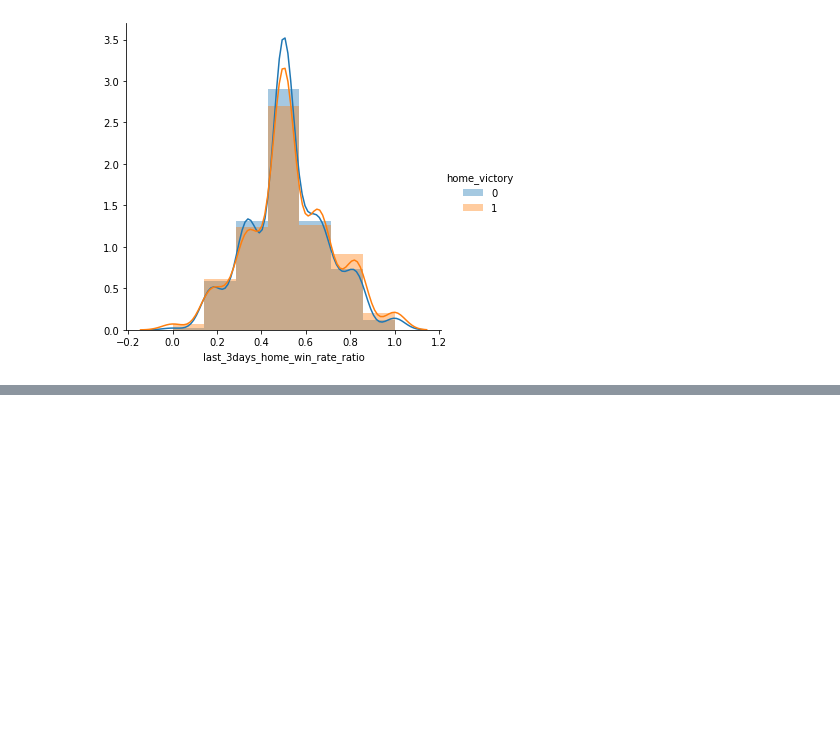
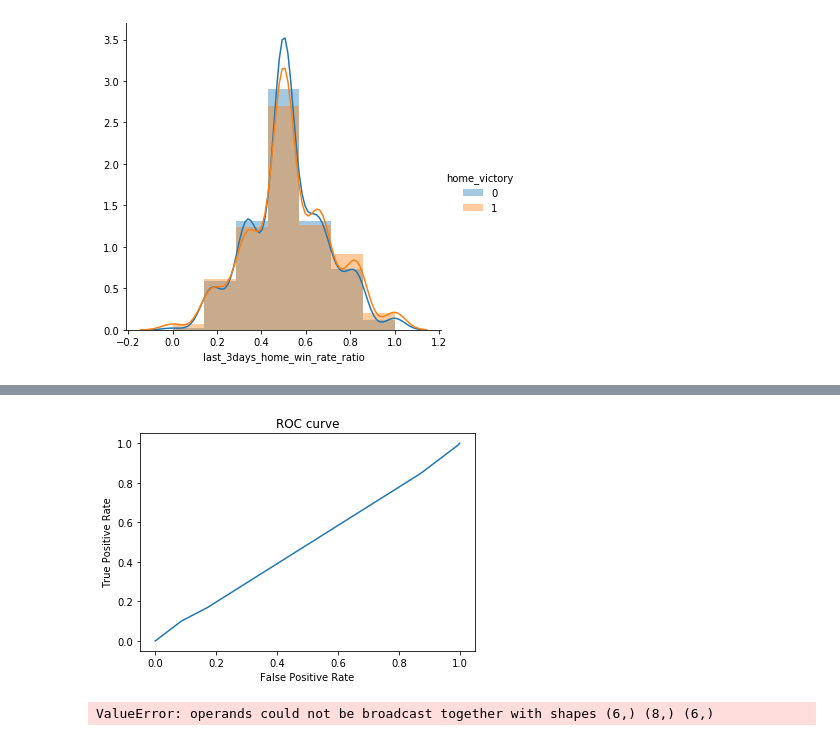
Before and after one commit to tubotu/baseball_predict, a Jupyter notebook: Untitled.ipynb, the cells around one changed output, grey strips where cells are left out. Cells and saved outputs as stored; diff of their text form; code cells hidden in the pictures; blank space fills up the shorter version.

```diff
--- a/Untitled.ipynb
+++ b/Untitled.ipynb
@@ -548,0 +572,3 @@ home_win_rate_Fg4 = home_win_rate_Fg4.map(sns.distplot, "last_3days_home_win_rat
+# %%
+game_result_train = game_result[['home_victory','last_week_home_win_rate_ratio', 'last_time_home_win_rate_ratio', 'last_3days_home_win_rate_ratio', 'last_year_home_st_APP', 'last_year_home_st_IP_ave', 'last_year_home_st_ERA', 'last_3_week_home_st_APP', 'last_3_week_home_st_ERA', 'last_3_week_home_st_IP_ave', 'last_week_home_runs', 'last_week_home_runs_allowed']].copy()
+print(game_result_train)
@@ -548,0 +615,68 @@ home_win_rate_Fg4 = home_win_rate_Fg4.map(sns.distplot, "last_3days_home_win_rat
+# %%
+from sklearn import tree
+from sklearn.model_selection import StratifiedKFold
+from sklearn import metrics
+from sklearn.metrics import accuracy_score
+from matplotlib import pyplot as plt
+K = 5
+kf =  StratifiedKFold(n_splits=K, shuffle=True, random_state=114)
+
+score_train_tmp = 0
+score_test_tmp = 0
+score_test_tmp2 = 0
+fpr_tmp = 0
+tpr_tmp = 0
+X = game_result_train.drop(columns='home_victory')
+y = game_result_train['home_victory']
+clf = tree.DecisionTreeClassifier(random_state=114 ,max_depth=3, criterion="gini",min_samples_split= 1e-3,max_features=1,min_impurity_decrease=1e-4,)
+for train_index, test_index in kf.split(X,y):
+    X_train, X_test = X.iloc[train_index], X.iloc[test_index]
+    y_train, y_test = y.iloc[train_index], y.iloc[test_index]
+
+    # 構築データでモデル構築
+    clf.fit(X_train, y_train)
+
+    # 構築データの予測値
+    pred_train = clf.predict(X_train)
+
+    # 構築データのaccuracy
+    auccuracy = accuracy_score(pred_train, y_train)
+
+    #構築データのaccuracyを足していく
+    score_train_tmp+=auccuracy
+
+    #検証データの予測値
+    pred_test = clf.predict(X_test)
+
+    #検証データのaccuracy
+    auccuracy = accuracy_score(pred_test, y_test)
+
+    #検証データのaccuracyを足していく
+    score_test_tmp+=auccuracy
+
+    prob = clf.predict_proba(X_test)
+    fpr, tpr, thresholds = metrics.roc_curve(y_test, prob[:,1])
+    fpr_tmp += fpr
+    tpr_tmp += tpr
+    plt.plot(fpr, tpr)
+    plt.title("ROC curve")
+    plt.xlabel("False Positive Rate")
+    plt.ylabel("True Positive Rate")
+    plt.show()
+    score_test_tmp2 += metrics.auc(fpr, tpr)
+
+
+score_train_tmp /= K
+score_test_tmp /= K
+score_test_tmp2 /= K
+fpr_tmp /= K
+tpr_tmp /= K
+plt.plot(fpr_tmp, tpr_tmp)
+plt.title("ROC curve")
+plt.xlabel("False Positive Rate")
+plt.ylabel("True Positive Rate")
+plt.show()
+print(score_train_tmp, score_test_tmp,score_test_tmp2)
+# %% [output]
+[figure, added]
+ValueError: operands could not be broadcast together with shapes (6,) (8,) (6,)
```
Also changed, not shown: parts of 12 cells of this notebook.
